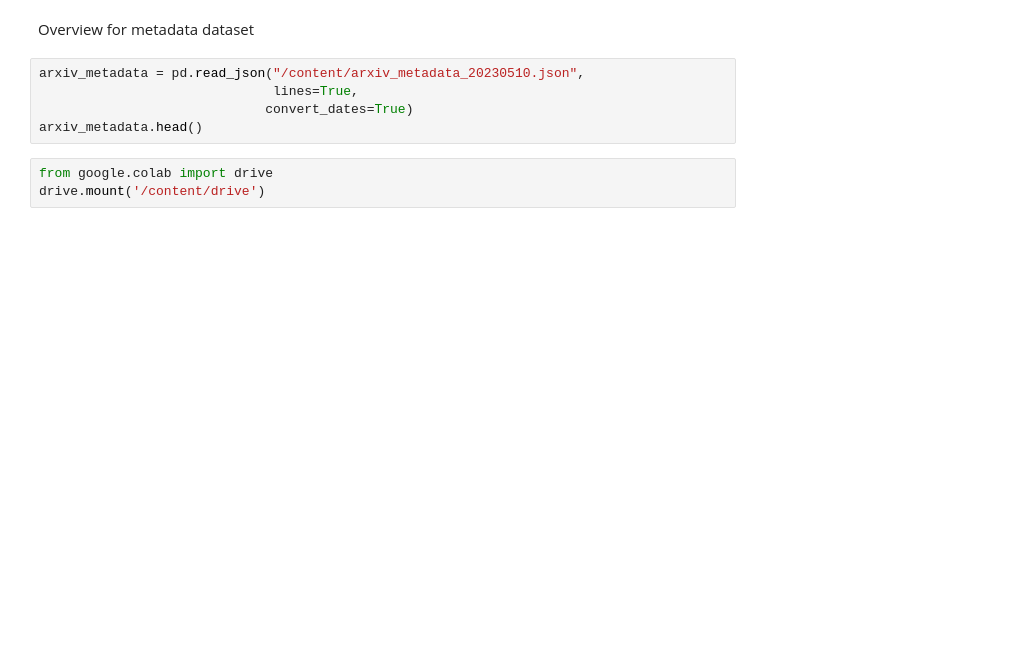
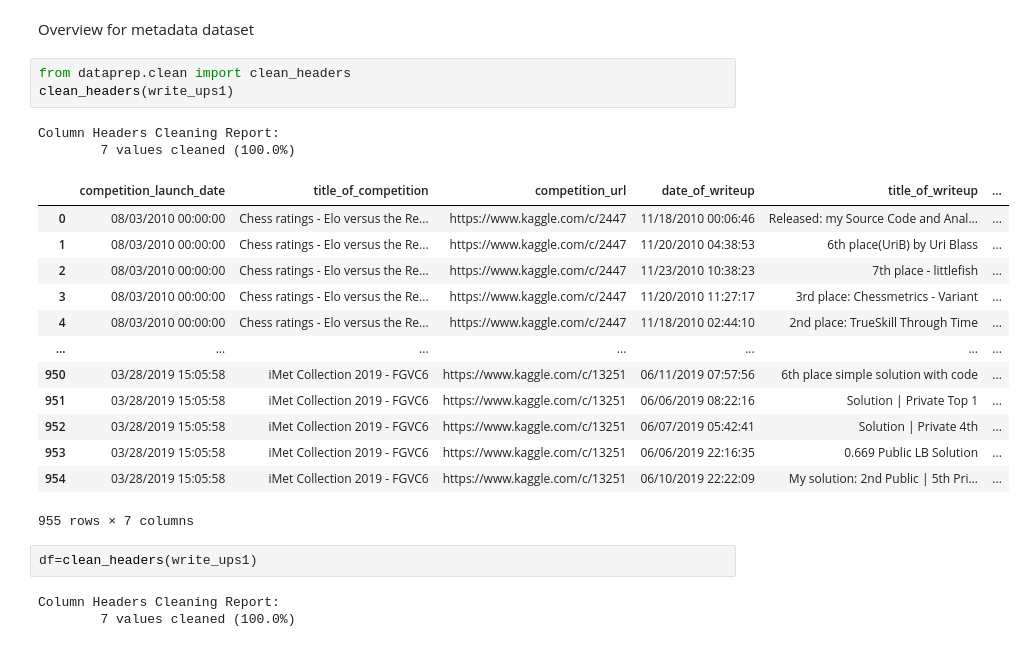
Before and after one commit to aligator4sah/kaggle-ai-report, a Jupyter notebook: Kaggle_AI_Report_Overview.ipynb, the cells around one changed output. Cells and saved outputs as stored; diff of their text form; blank space fills up the shorter version.

```diff
--- a/Kaggle_AI_Report_Overview.ipynb
+++ b/Kaggle_AI_Report_Overview.ipynb
@@ -63,10 +91,26 @@ array(['Chess ratings - Elo versus the Rest of the World',
 # %% [markdown]
 Overview for metadata dataset
-# %%
-arxiv_metadata = pd.read_json("/content/arxiv_metadata_20230510.json",
-                              lines=True,
-                             convert_dates=True)
-arxiv_metadata.head()
-# %%
-from google.colab import drive
-drive.mount('/content/drive')
+# %%
+from dataprep.clean import clean_headers
+clean_headers(write_ups1)
+# %% [output]
+Column Headers Cleaning Report:
+        7 values cleaned (100.0%)
+|  | competition_launch_date | title_of_competition | competition_url | date_of_writeup | title_of_writeup | ... |
+| 0 | 08/03/2010 00:00:00 | Chess ratings - Elo versus the Re... | https://www.kaggle.com/c/2447 | 11/18/2010 00:06:46 | Released: my Source Code and Anal... | ... |
+| 1 | 08/03/2010 00:00:00 | Chess ratings - Elo versus the Re... | https://www.kaggle.com/c/2447 | 11/20/2010 04:38:53 | 6th place(UriB) by Uri Blass | ... |
+| 2 | 08/03/2010 00:00:00 | Chess ratings - Elo versus the Re... | https://www.kaggle.com/c/2447 | 11/23/2010 10:38:23 | 7th place - littlefish | ... |
+| 3 | 08/03/2010 00:00:00 | Chess ratings - Elo versus the Re... | https://www.kaggle.com/c/2447 | 11/20/2010 11:27:17 | 3rd place: Chessmetrics - Variant | ... |
+| 4 | 08/03/2010 00:00:00 | Chess ratings - Elo versus the Re... | https://www.kaggle.com/c/2447 | 11/18/2010 02:44:10 | 2nd place: TrueSkill Through Time | ... |
+| ... | ... | ... | ... | ... | ... | ... |
+| 950 | 03/28/2019 15:05:58 | iMet Collection 2019 - FGVC6 | https://www.kaggle.com/c/13251 | 06/11/2019 07:57:56 | 6th place simple solution with code | ... |
+| 951 | 03/28/2019 15:05:58 | iMet Collection 2019 - FGVC6 | https://www.kaggle.com/c/13251 | 06/06/2019 08:22:16 | Solution | Private Top 1 | ... |
+| 952 | 03/28/2019 15:05:58 | iMet Collection 2019 - FGVC6 | https://www.kaggle.com/c/13251 | 06/07/2019 05:42:41 | Solution | Private 4th | ... |
+| 953 | 03/28/2019 15:05:58 | iMet Collection 2019 - FGVC6 | https://www.kaggle.com/c/13251 | 06/06/2019 22:16:35 | 0.669 Public LB Solution | ... |
+| 954 | 03/28/2019 15:05:58 | iMet Collection 2019 - FGVC6 | https://www.kaggle.com/c/13251 | 06/10/2019 22:22:09 | My solution: 2nd Public | 5th Pri... | ... |
+955 rows × 7 columns
+# %%
+df=clean_headers(write_ups1)
+# %% [output]
+Column Headers Cleaning Report:
+        7 values cleaned (100.0%)
```
Also changed, not shown: parts of 10 cells of this notebook.
